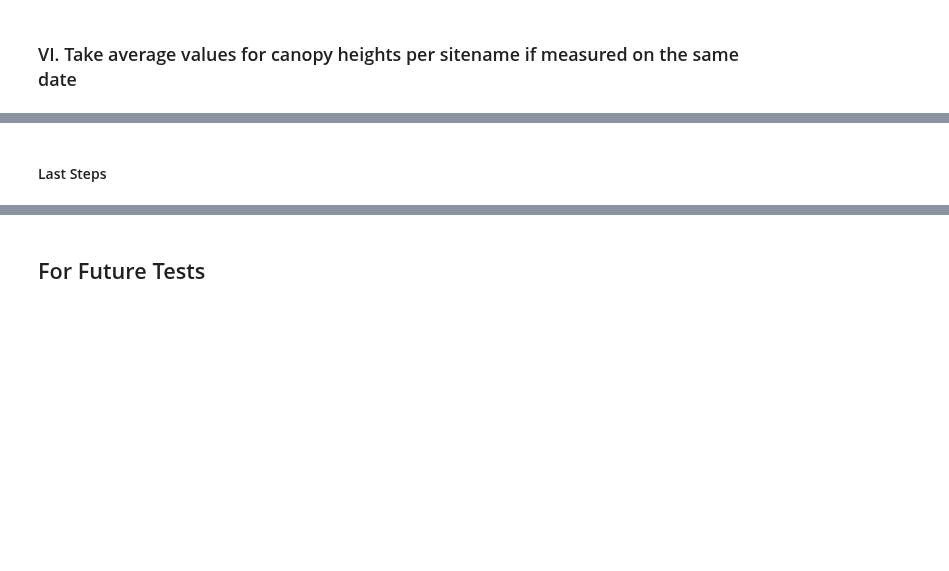
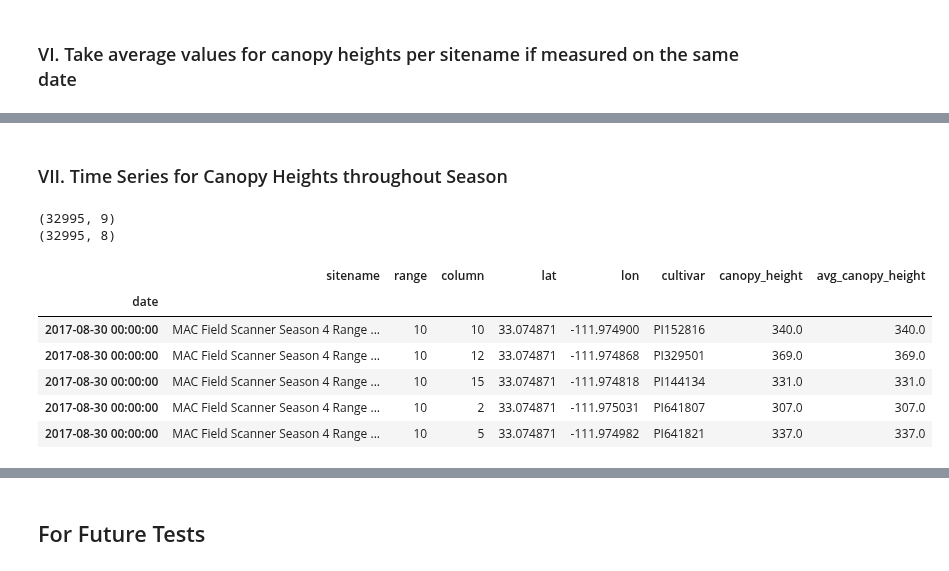
Before and after one commit to genophenoenvo/terraref-datasets, a Jupyter notebook: notebooks/canopy_heights_season_4.ipynb, the cells around one changed output, grey strips where cells are left out. Saved outputs shown, nothing was run; the diff lists cells and outputs as text; code cells hidden in the pictures; blank space fills up the shorter version.

```diff
--- a/notebooks/canopy_heights_season_4.ipynb
+++ b/notebooks/canopy_heights_season_4.ipynb
@@ -180,5 +181,20 @@ df_8.head()
 | 2 | MAC Field Scanner Season 4 Range ... | 10 | 15 | 33.074871 | -111.974818 | 2017-08-30 00:00:00 | PI144134 | 331.0 | 331.0 |
 | 3 | MAC Field Scanner Season 4 Range ... | 10 | 2 | 33.074871 | -111.975031 | 2017-08-30 00:00:00 | PI641807 | 307.0 | 307.0 |
 | 4 | MAC Field Scanner Season 4 Range ... | 10 | 5 | 33.074871 | -111.974982 | 2017-08-30 00:00:00 | PI641821 | 337.0 | 337.0 |
-# %% [markdown]
-#### Last Steps
+# %% [markdown]
+### VII. Time Series for Canopy Heights throughout Season
+# %%
+season_heights_0 = df_8.set_index(keys='date')
+print(df_8.shape)
+print(season_heights_0.shape)
+# season_heights_0.head()
+# %% [output]
+(32995, 9)
+(32995, 8)
+|  | sitename | range | column | lat | lon | cultivar | canopy_height | avg_canopy_height |
+| date |  |  |  |  |  |  |  |  |
+| 2017-08-30 00:00:00 | MAC Field Scanner Season 4 Range ... | 10 | 10 | 33.074871 | -111.974900 | PI152816 | 340.0 | 340.0 |
+| 2017-08-30 00:00:00 | MAC Field Scanner Season 4 Range ... | 10 | 12 | 33.074871 | -111.974868 | PI329501 | 369.0 | 369.0 |
+| 2017-08-30 00:00:00 | MAC Field Scanner Season 4 Range ... | 10 | 15 | 33.074871 | -111.974818 | PI144134 | 331.0 | 331.0 |
+| 2017-08-30 00:00:00 | MAC Field Scanner Season 4 Range ... | 10 | 2 | 33.074871 | -111.975031 | PI641807 | 307.0 | 307.0 |
+| 2017-08-30 00:00:00 | MAC Field Scanner Season 4 Range ... | 10 | 5 | 33.074871 | -111.974982 | PI641821 | 337.0 | 337.0 |
```
Also changed, not shown: parts of 15 cells of this notebook.
